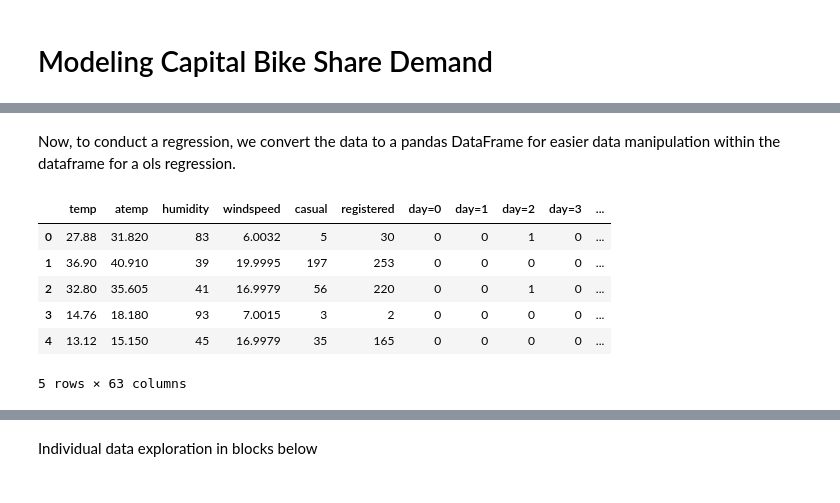
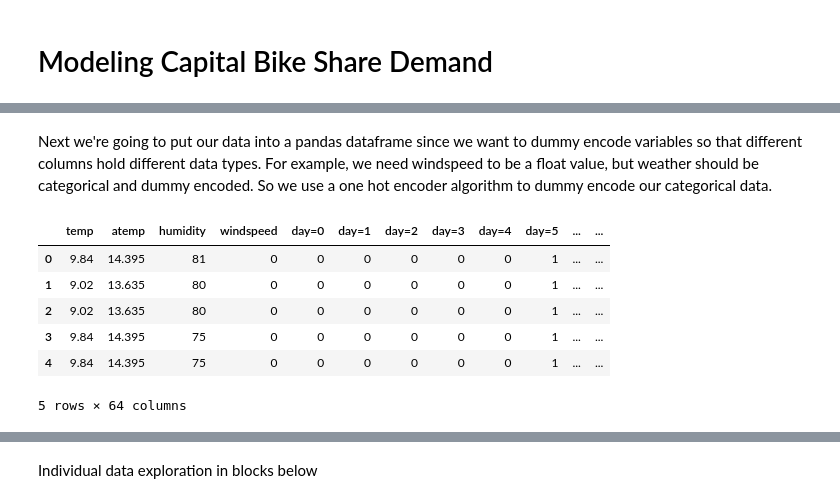
Before and after one commit to elizabethpeters/MIDS_girlpower, a Jupyter notebook: FinalProject_Erin.ipynb, the cells around one changed output, grey strips where cells are left out. Cells and saved outputs as stored; diff of their text form; code cells hidden in the pictures.

```diff
--- a/FinalProject_Erin.ipynb
+++ b/FinalProject_Erin.ipynb
@@ -94,0 +87,6 @@ from datetime import date
+# %%
+# Pull data from Kaggle site (https://www.kaggle.com/c/bike-sharing-demand/data)
+data = np.loadtxt("Bike-Sharing-Dataset/train.csv", dtype=str, delimiter=',')
+
+# This data has no columns ['casual','registered','count'] since those are what we are trying to predict
+dev = np.loadtxt('Bike-Sharing-Dataset/test.csv', dtype=str, delimiter=',')
@@ -170,5 +124,5 @@ Now we have the following variables available for use:
-# %% [markdown]
-Now, to conduct a regression, we convert the data to a pandas DataFrame for easier data manipulation within the dataframe for a ols regression.
+# %% [markdown]
+Next we're going to put our data into a pandas dataframe since we want to dummy encode variables so that different columns hold different data types. For example, we need windspeed to be a float value, but weather should be categorical and dummy encoded. So we use a one hot encoder algorithm to dummy encode our categorical data.
 # %%
 def one_hot_dataframe(data, cols, replace=False):
     """ Takes a dataframe and a list of columns that need to be encoded.
@@ -196,38 +150,41 @@ def one_more_hot_dataframe(data, cols, vec, replace=False):
         data = data.join(vecData)
     return data
 # %%
-pd_train = pd.DataFrame(train, columns=header)
+pd_data = pd.DataFrame(data, columns = header_row)
+pd_dev = pd.DataFrame(dev, columns = dev_header)
+
+# pd_train = pd.DataFrame(train, columns=header)
 # pd_train_label = pd.DataFrame(train_label, columns=header_label)
-pd_test = pd.DataFrame(test, columns=header)
+# pd_test = pd.DataFrame(test, columns=header)
 # pd_test_label = pd.DataFrame(test_label, columns=header_label)
-pd_dev = pd.DataFrame(dev, columns=dev_header)
+# pd_dev = pd.DataFrame(dev, columns=dev_header)
 
 ## useful
 # compute percentage of chronic heart disease for famhist
 #y.groupby(X.famhist).mean()
 
 # Vectorize the categorical columns
 cat_cols = ['year', 'month', 'day', 'hours','season','holiday','workingday','weather']
-pd_train, vec = one_hot_dataframe(pd_train, cat_cols, replace=True)
-pd_test = one_more_hot_dataframe(pd_test, cat_cols, vec, replace=True)
+pd_data, vec = one_hot_dataframe(pd_data, cat_cols, replace=True)
 pd_dev = one_more_hot_dataframe(pd_dev, cat_cols, vec, replace=True)
 
 # Set the dtype as "float" and "int" for the remaining columns
-pd_train[['temp','atemp','humidity','windspeed']] = pd_train[['temp','atemp','humidity','windspeed']].astype(float)
-pd_test[['temp','atemp','humidity','windspeed']] = pd_test[['temp','atemp','humidity','windspeed']].astype(float)
+pd_data[['temp','atemp','humidity','windspeed']] = pd_data[['temp','atemp','humidity','windspeed']].astype(float)
 pd_dev[['temp','atemp','humidity','windspeed']] = pd_dev[['temp','atemp','humidity','windspeed']].astype(float)
 
-pd_train[['casual','registered']] = pd_train[['casual','registered']].astype(int)
-pd_test[['casual','registered']] = pd_test[['casual','registered']].astype(int)
+pd_data[['casual','registered','count']] = pd_data[['casual','registered','count']].astype(int)
 
+# Move the casual, registered, and count columns to the last spots in the data dataframe
+labels = pd_data[['casual','registered','count']]
+pd_data = pd_data.drop(['casual','registered','count'], 1)
+pd_data = pd_data.join(labels)
 
-
-pd_train.head()
+pd_data.head()
 # %% [output]
-|  | temp | atemp | humidity | windspeed | casual | registered | day=0 | day=1 | day=2 | day=3 | ... |
-| 0 | 27.88 | 31.820 | 83 | 6.0032 | 5 | 30 | 0 | 0 | 1 | 0 | ... |
-| 1 | 36.90 | 40.910 | 39 | 19.9995 | 197 | 253 | 0 | 0 | 0 | 0 | ... |
-| 2 | 32.80 | 35.605 | 41 | 16.9979 | 56 | 220 | 0 | 0 | 1 | 0 | ... |
-| 3 | 14.76 | 18.180 | 93 | 7.0015 | 3 | 2 | 0 | 0 | 0 | 0 | ... |
-| 4 | 13.12 | 15.150 | 45 | 16.9979 | 35 | 165 | 0 | 0 | 0 | 0 | ... |
+|  | temp | atemp | humidity | windspeed | day=0 | day=1 | day=2 | day=3 | day=4 | day=5 | ... | ... |
+| 0 | 9.84 | 14.395 | 81 | 0 | 0 | 0 | 0 | 0 | 0 | 1 | ... | ... |
+| 1 | 9.02 | 13.635 | 80 | 0 | 0 | 0 | 0 | 0 | 0 | 1 | ... | ... |
+| 2 | 9.02 | 13.635 | 80 | 0 | 0 | 0 | 0 | 0 | 0 | 1 | ... | ... |
+| 3 | 9.84 | 14.395 | 75 | 0 | 0 | 0 | 0 | 0 | 0 | 1 | ... | ... |
+| 4 | 9.84 | 14.395 | 75 | 0 | 0 | 0 | 0 | 0 | 0 | 1 | ... | ... |
-5 rows × 63 columns
+5 rows × 64 columns
```
Also changed, not shown: parts of 16 cells of this notebook.
